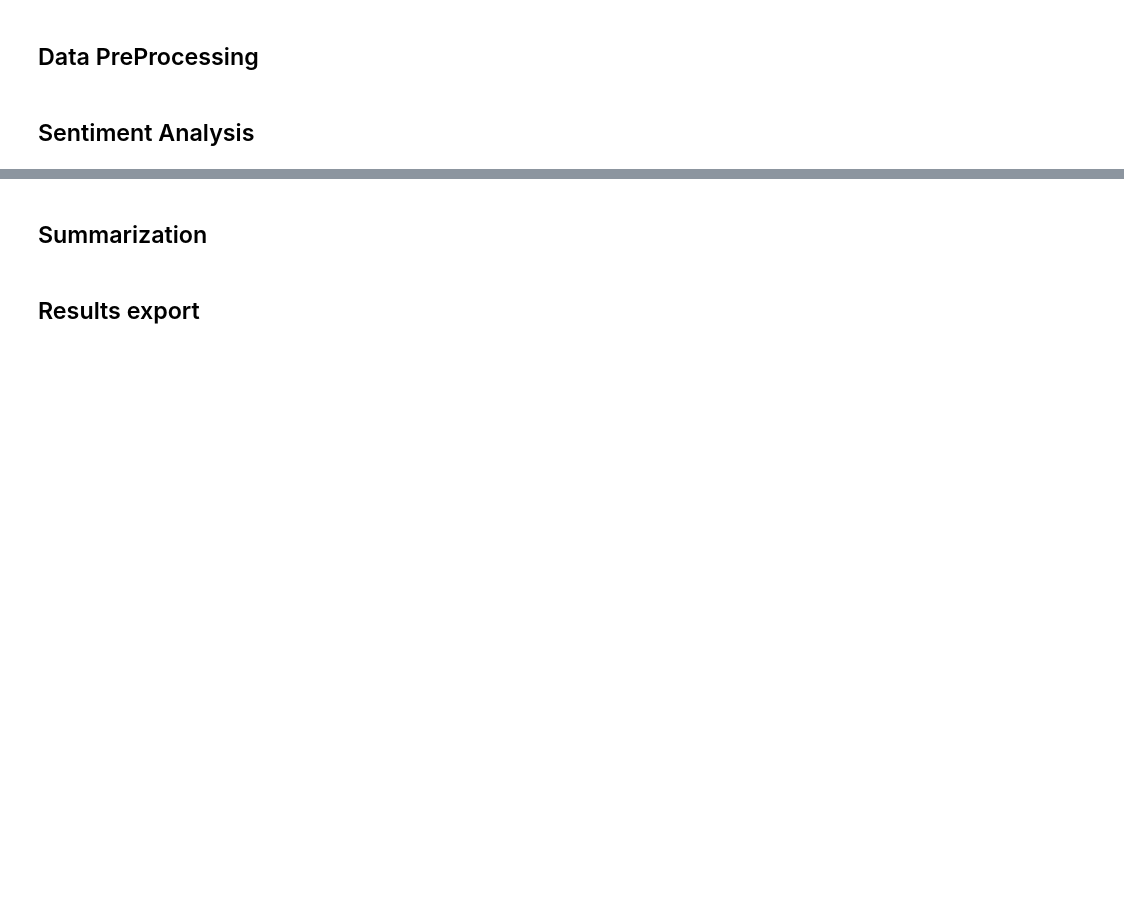
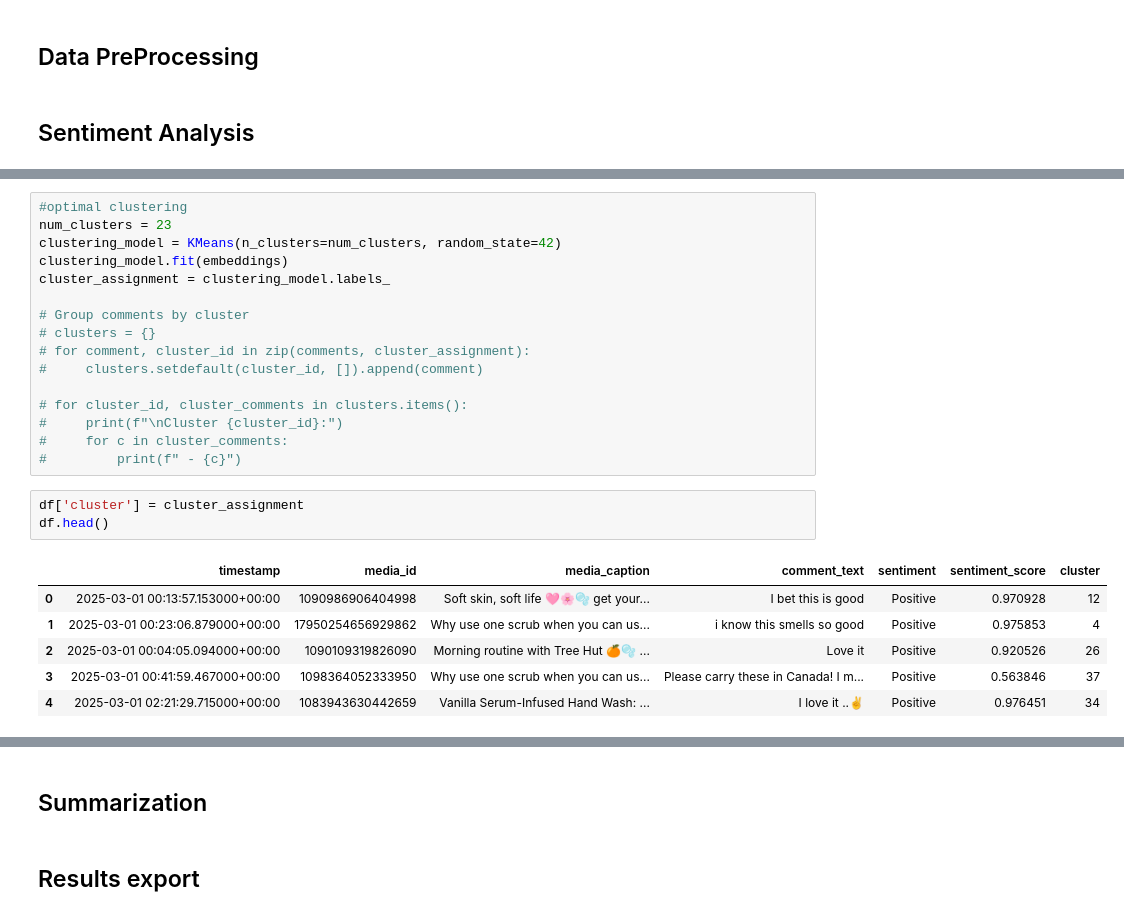
Before and after one commit to SRINIRAGZ/sentimentAnalysis, a Jupyter notebook: SentimentAnalysis.ipynb, the cells around one changed output, grey strips where cells are left out. Cells and saved outputs as stored; diff of their text form; blank space fills up the shorter version.

```diff
--- a/SentimentAnalysis.ipynb
+++ b/SentimentAnalysis.ipynb
@@ -39,0 +206,26 @@ ResultsFolder = './SentimentAnalysis/results/{filename}'
+# %%
+#optimal clustering
+num_clusters = 23
+clustering_model = KMeans(n_clusters=num_clusters, random_state=42)
+clustering_model.fit(embeddings)
+cluster_assignment = clustering_model.labels_
+
+# Group comments by cluster
+# clusters = {}
+# for comment, cluster_id in zip(comments, cluster_assignment):
+#     clusters.setdefault(cluster_id, []).append(comment)
+
+# for cluster_id, cluster_comments in clusters.items():
+#     print(f"\nCluster {cluster_id}:")
+#     for c in cluster_comments:
+#         print(f" - {c}")
+# %%
+df['cluster'] = cluster_assignment
+df.head()
+# %% [output]
+|  | timestamp | media_id | media_caption | comment_text | sentiment | sentiment_score | cluster |
+| 0 | 2025-03-01 00:13:57.153000+00:00 | 1090986906404998 | Soft skin, soft life 🩷🌸🫧 get your... | I bet this is good | Positive | 0.970928 | 12 |
+| 1 | 2025-03-01 00:23:06.879000+00:00 | 17950254656929862 | Why use one scrub when you can us... | i know this smells so good | Positive | 0.975853 | 4 |
+| 2 | 2025-03-01 00:04:05.094000+00:00 | 1090109319826090 | Morning routine with Tree Hut 🍊🫧 ... | Love it | Positive | 0.920526 | 26 |
+| 3 | 2025-03-01 00:41:59.467000+00:00 | 1098364052333950 | Why use one scrub when you can us... | Please carry these in Canada! I m... | Positive | 0.563846 | 37 |
+| 4 | 2025-03-01 02:21:29.715000+00:00 | 1083943630442659 | Vanilla Serum-Infused Hand Wash: ... | I love it ..✌️ | Positive | 0.976451 | 34 |
```
Also changed, not shown: parts of 28 cells of this notebook.
